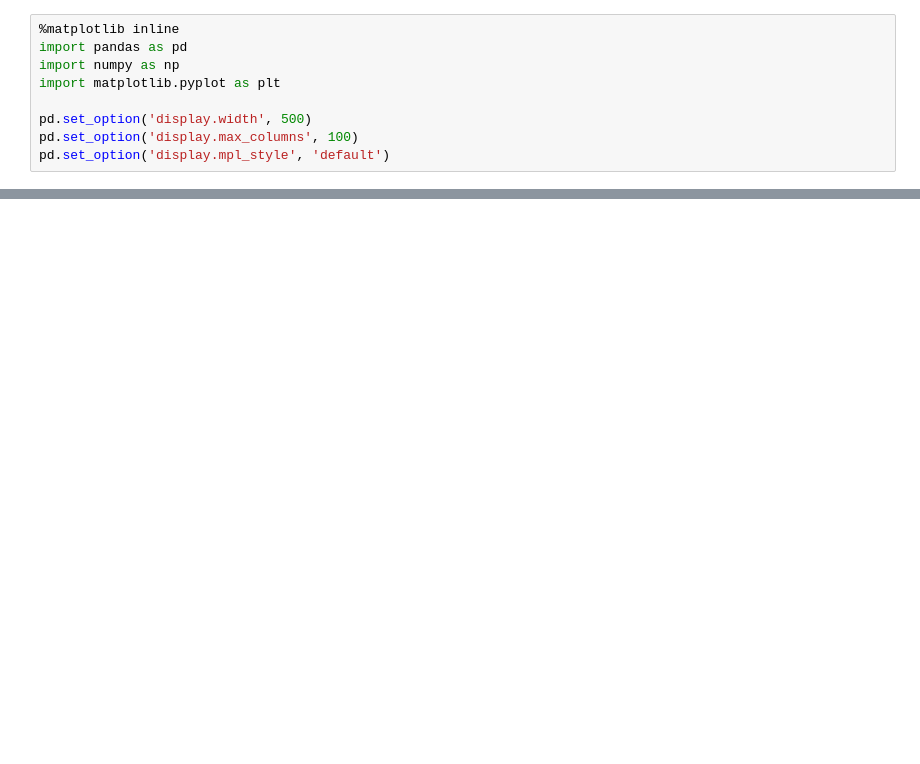
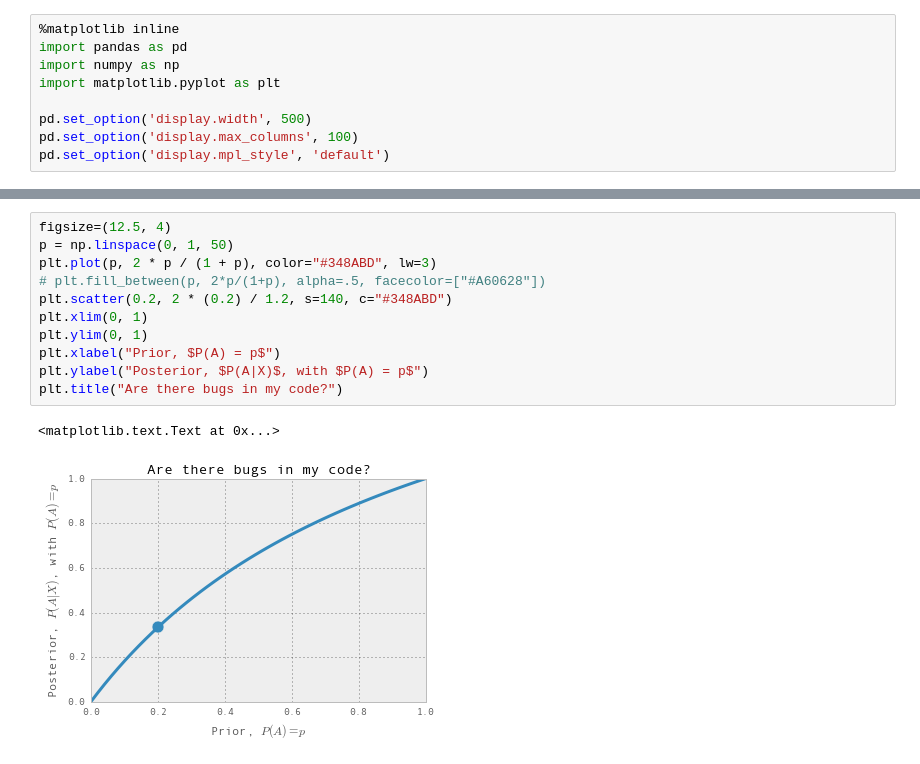
Before and after one commit to jthang/BayesianLab, a Jupyter notebook: bayesian_methods.ipynb, the cells around one changed output, grey strips where cells are left out. Saved outputs shown, nothing was run; the diff lists cells and outputs as text; blank space fills up the shorter version.

```diff
--- a/bayesian_methods.ipynb
+++ b/bayesian_methods.ipynb
@@ -40,0 +42,14 @@ plt.tight_layout()
+# %%
+figsize=(12.5, 4)
+p = np.linspace(0, 1, 50)
+plt.plot(p, 2 * p / (1 + p), color="#348ABD", lw=3)
+# plt.fill_between(p, 2*p/(1+p), alpha=.5, facecolor=["#A60628"])
+plt.scatter(0.2, 2 * (0.2) / 1.2, s=140, c="#348ABD")
+plt.xlim(0, 1)
+plt.ylim(0, 1)
+plt.xlabel("Prior, $P(A) = p$")
+plt.ylabel("Posterior, $P(A|X)$, with $P(A) = p$")
+plt.title("Are there bugs in my code?")
+# %% [output]
+<matplotlib.text.Text at 0x...>
+[figure, added]
```
Also changed, not shown: parts of 2 cells of this notebook.
